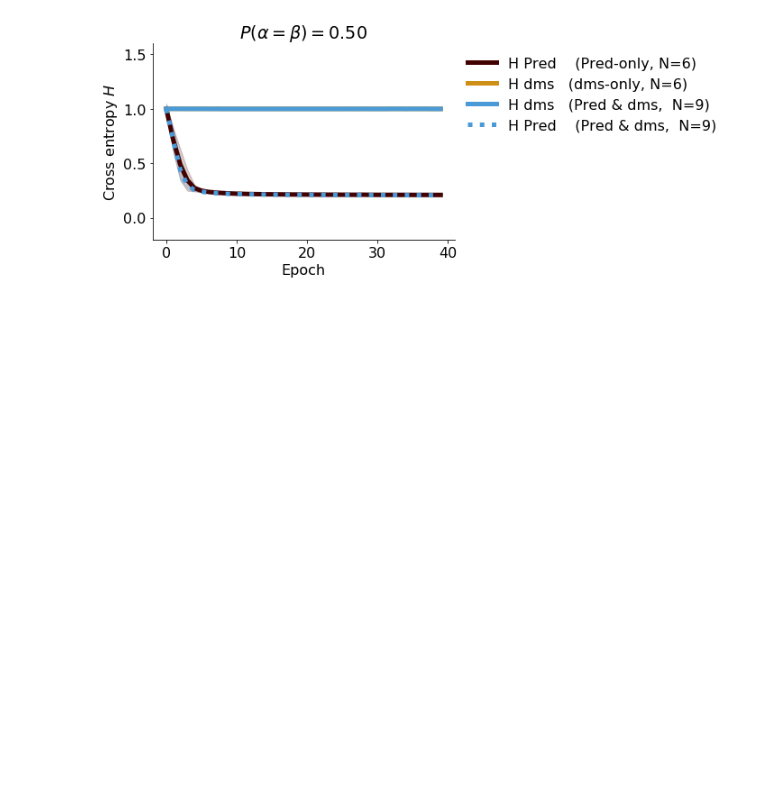
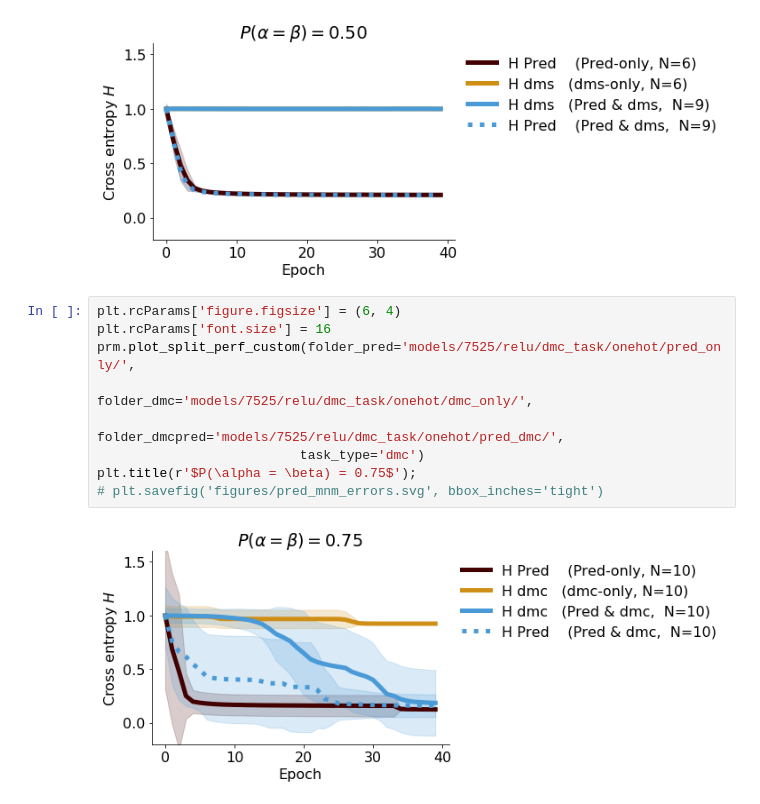
Before and after one commit to vdplasthijs/eavesdropping, a Jupyter notebook: multitasking learning for recurrent nets.ipynb, the cells around one changed output. Drawn from its saved outputs; the diff is of its cells as text; blank space fills up the shorter version.

```diff
--- a/multitasking learning for recurrent nets.ipynb
+++ b/multitasking learning for recurrent nets.ipynb
@@ -320,3 +333,14 @@ plt.title(r'$P(\alpha = \beta) = 0.50$');
 # plt.savefig('figures/pred_mnm_errors.svg', bbox_inches='tight')
 # %% [output]
 [figure]
+# %%
+plt.rcParams['figure.figsize'] = (6, 4)
+plt.rcParams['font.size'] = 16
+prm.plot_split_perf_custom(folder_pred='models/7525/relu/dmc_task/onehot/pred_only/',
+                          folder_dmc='models/7525/relu/dmc_task/onehot/dmc_only/',
+                          folder_dmcpred='models/7525/relu/dmc_task/onehot/pred_dmc/',
+                          task_type='dmc')
+plt.title(r'$P(\alpha = \beta) = 0.75$');
+# plt.savefig('figures/pred_mnm_errors.svg', bbox_inches='tight')
+# %% [output]
+[figure, added]
```
Also changed, not shown: parts of 11 cells of this notebook, 1 other file.
